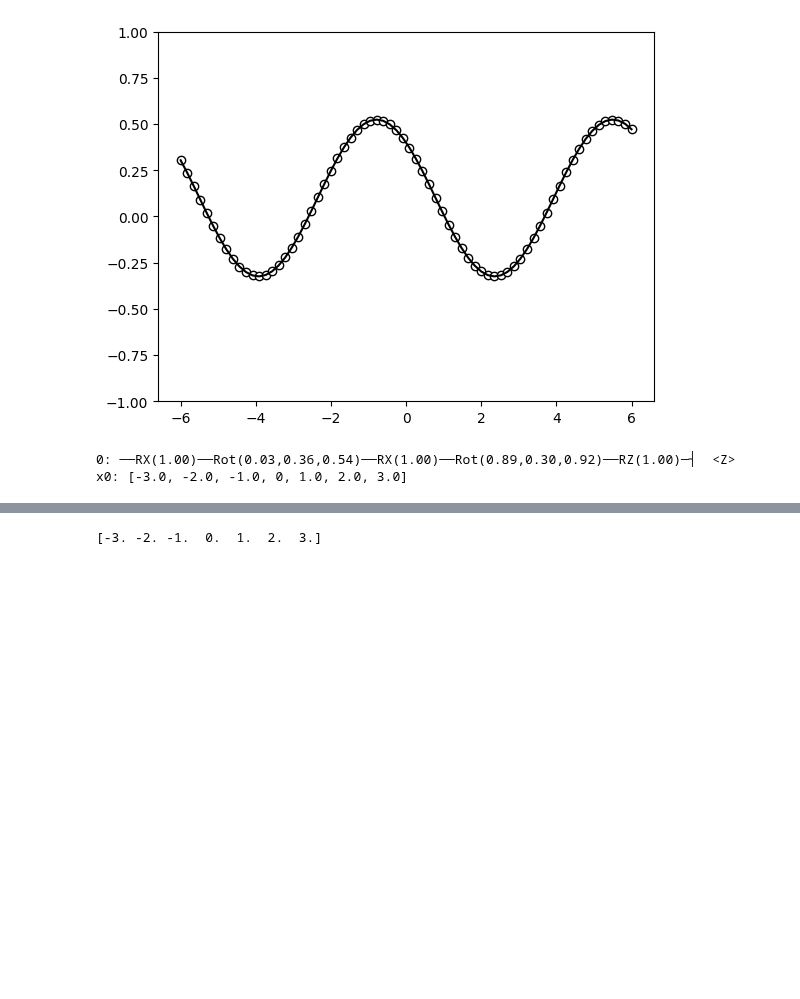
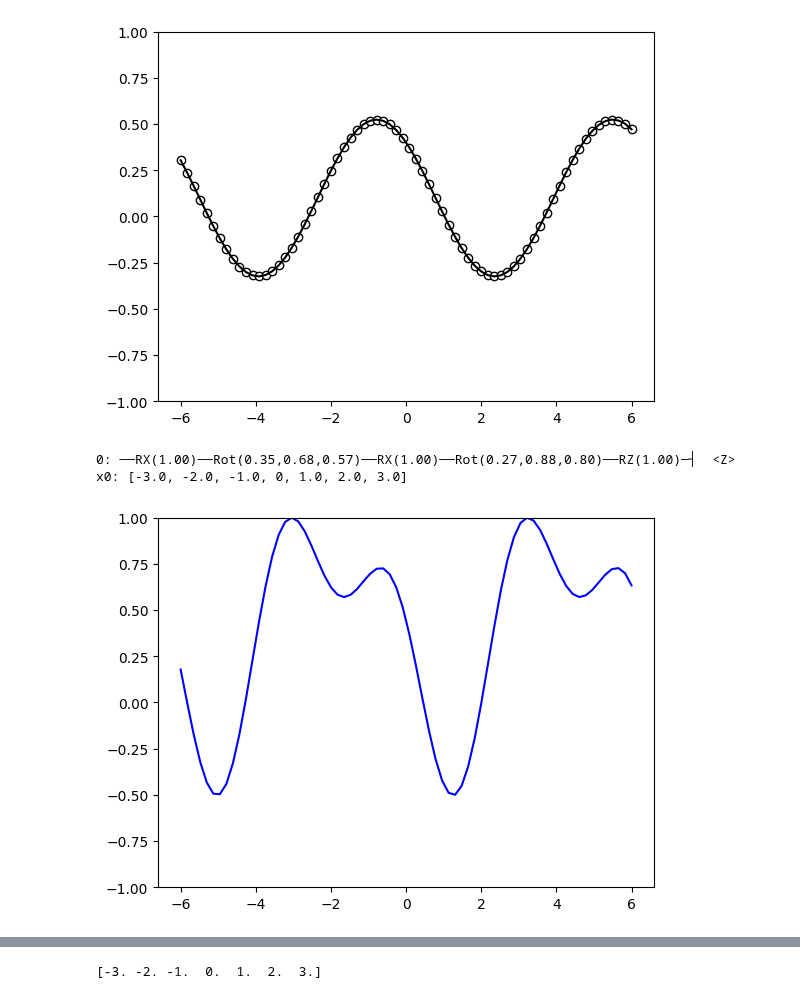
Before and after one commit to jerryxu9/CPEN-400Q-Project, a Jupyter notebook: test.ipynb, the cells around one changed output, grey strips where cells are left out. Drawn from its saved outputs; the diff is of its cells as text; code cells hidden in the pictures; blank space fills up the shorter version.

```diff
--- a/test.ipynb
+++ b/test.ipynb
@@ -306,20 +300,41 @@ n_layers = 2
 dev = qml.device("default.qubit", wires=1)
 
 @qml.qnode(dev)
-def circuit(x, w):
+def circuit(x, weights):
     for l in range(n_layers):
-        qml.RX(x[0], wires=0, id="x"+str(0))
-        qml.Rot(w[l,0,0], w[l,0,1], w[l,0,2], wires=0)
-    qml.RZ(x[0], wires=0, id="x0")
+        qml.RX(x, wires=0, id="x"+str(0))
+        qml.Rot(weights[l,0,0], weights[l,0,1], weights[l,0,2], wires=0)
+    qml.RZ(x, wires=0, id="x0")
     return qml.expval(qml.PauliZ(wires=0))
 
-x = np.array([1, 2, 3])
-w = np.random.random((n_layers, 1, 3))
-res = qml.fourier.circuit_spectrum(circuit)(x, w)
+x = 1
+weights = np.random.random((n_layers, 1, 3))
+res = qml.fourier.circuit_spectrum(circuit)(x, weights)
 
-print(qml.draw(circuit)(x, w))
+print(qml.draw(circuit)(x, weights))
 for inp, freqs in res.items():
     print(f"{inp}: {freqs}")
 # %% [output]
-0: ──RX(1.00)──Rot(0.03,0.36,0.54)──RX(1.00)──Rot(0.89,0.30,0.92)──RZ(1.00)─┤  <Z>
+0: ──RX(1.00)──Rot(0.35,0.68,0.57)──RX(1.00)──Rot(0.27,0.88,0.80)──RZ(1.00)─┤  <Z>
 x0: [-3.0, -2.0, -1.0, 0, 1.0, 2.0, 3.0]
+# %%
+import pennylane as qml
+from pennylane import numpy as np
+from pennylane.fourier import circuit_spectrum
+from lecture08_helpers import *
+
+import matplotlib.pyplot as plt
+from sklearn.datasets import make_blobs
+
+r = 1 # number of times the encoding gets repeated (here equal to the number of layers)
+weights = np.random.random((n_layers, 1, 3), requires_grad=True) # some random initial weights
+
+x = np.linspace(-6, 6, 70)
+# x = np.linspace(-6, 6, 10, requires_grad=False)
+random_quantum_model_y = [circuit(x_, weights) for x_ in x]
+
+plt.plot(x, random_quantum_model_y, c='blue')
+plt.ylim(-1,1)
+plt.show()
+# %% [output]
+[figure, added]
```
Also changed, not shown: parts of 11 cells of this notebook.
